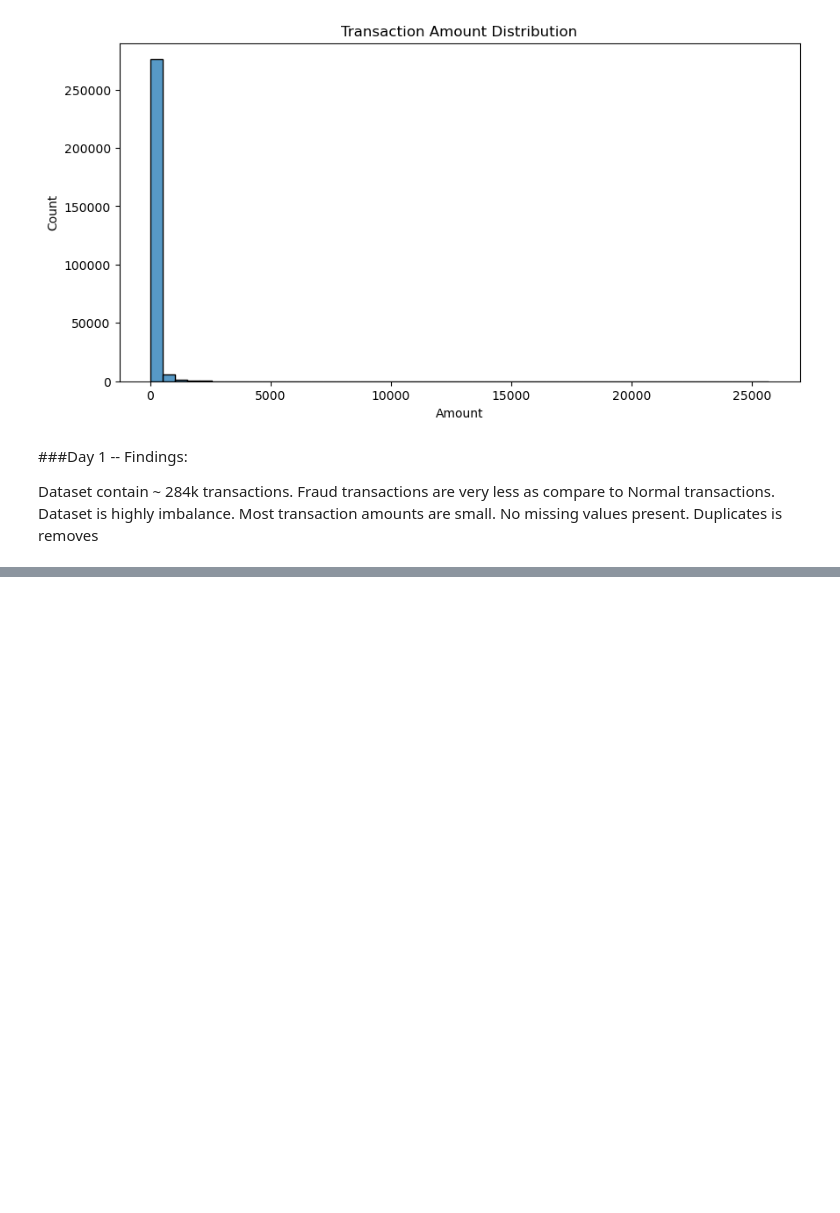
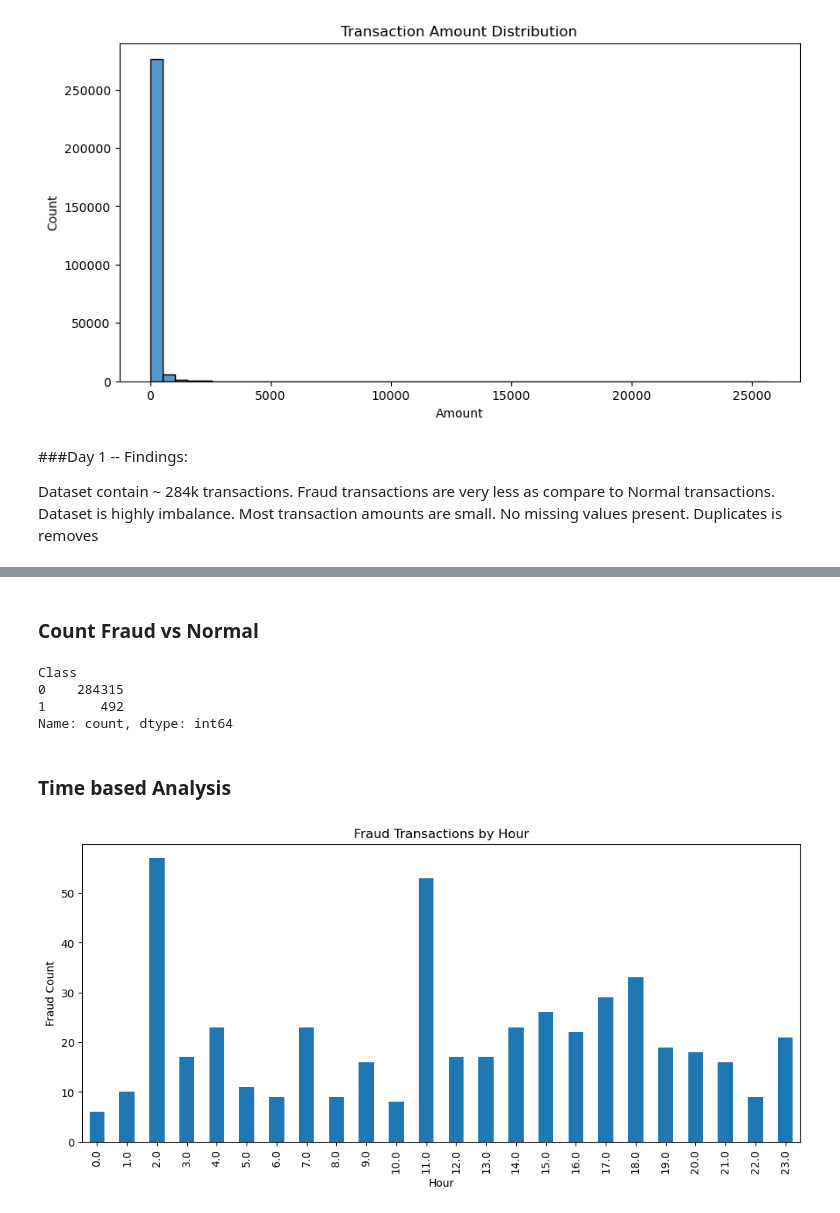
Before and after one commit to vumang44-data/Fraud_detection, a Jupyter notebook: Fraud_Detection_Day1.ipynb, the cells around one changed output, grey strips where cells are left out. Cells and saved outputs as stored; diff of their text form; code cells hidden in the pictures; blank space fills up the shorter version.

```diff
--- a/Fraud_Detection_Day1.ipynb
+++ b/Fraud_Detection_Day1.ipynb
@@ -163,0 +166,30 @@ df.to_csv("/Users/umangverma/Fraud_Detection_Project/Data/creditcard_cleaned.csv
+# %%
+df = pd.read_csv("/Users/umangverma/Fraud_Detection_Project/Data/creditcard_cleaned.csv")
+# %% [markdown]
+### Count Fraud vs Normal
+# %%
+df['Class'].value_counts()
+# %% [output]
+Class
+0    284315
+1       492
+Name: count, dtype: int64
+# %% [markdown]
+### Time based Analysis
+# %%
+df['Hour'] = (df['Time'] // 3600) % 24
+# %%
+fraud_by_hour = df.groupby('Hour')['Class'].sum()
+
+plt.figure(figsize=(12,5))
+
+fraud_by_hour.plot(kind='bar')
+
+plt.title("Fraud Transactions by Hour")
+
+plt.xlabel("Hour")
+plt.ylabel("Fraud Count")
+
+plt.show()
+# %% [output]
+[figure, added]
```
Also changed, not shown: parts of 39 cells of this notebook.
